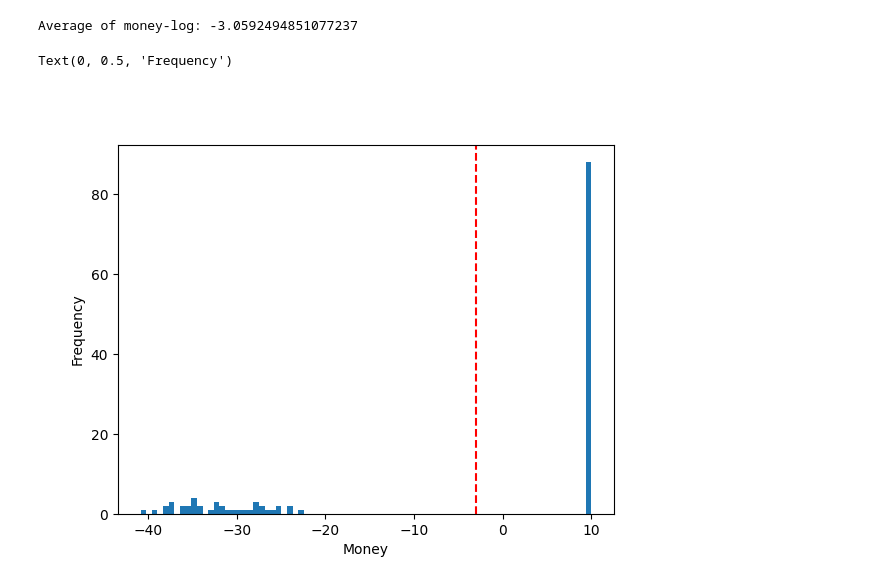
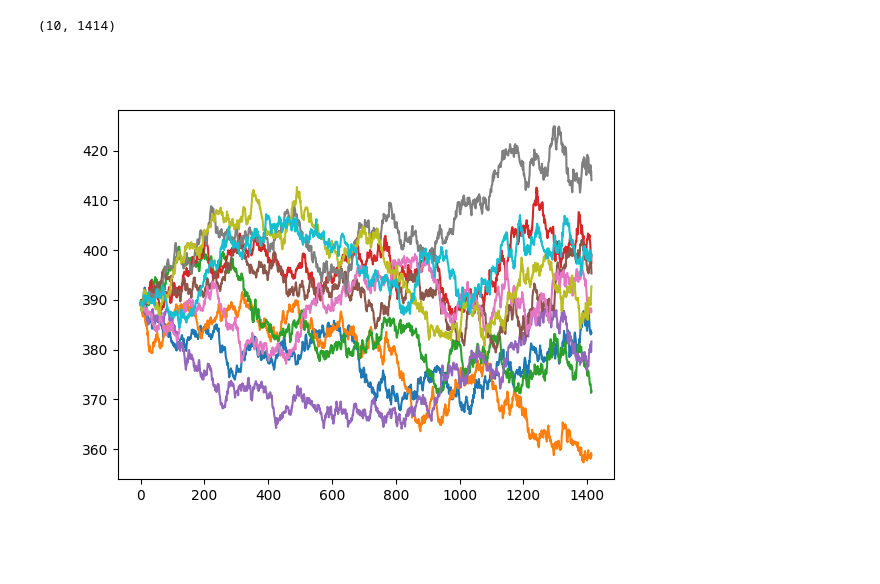
Before and after one commit to qwertpas/trading, a Jupyter notebook: opt.ipynb, the cells around one changed output. Saved outputs shown, nothing was run; the diff lists cells and outputs as text; code cells hidden in the pictures.

```diff
--- a/opt.ipynb
+++ b/opt.ipynb
@@ -281,64 +101,13 @@ for ticker in tickers:
-# %%
-T = len(prices) #number of time steps
-n = nyquist_freq #number of fourier terms
-# As = 1 / np.arange(1,n+1) #amplitudes of fourier terms
-As = np.abs(spectrum) #amplitudes of fourier terms
-start_price = prices[0]
-
-thresS = 1
-thresB = -1
-sell_max = 20
-buy_max= 20
-
-trials = 2**7
-thetass = qmc.Sobol(d=n).random(trials) * 2*pi
-
-money_log = []
-for trial in range(trials):
-    # thetas = np.random.uniform(0, 2*pi, size=n) #phases of fourier terms
-    thetas = thetass[trial]
-
-    offset = -2*pi/T*sum(As*np.sin(thetas)) + start_price
-
-    last_trans = start_price
-    invest = 0 #shares
-    cash = 10
-
-
-    P = np.zeros(T)
-    for k in range(T):
-        t = 2*pi*k/T
-        for i in range(n):
-            P[k] += As[i]*sin(i*t + thetas[i])
-        P[k] *= 2*pi/T
-        P[k] += offset
-
-        if(P[k] > last_trans + thresS and invest > 0):
-            sell_amt = min(sell_max, invest*P[k])
-            invest -= sell_amt/P[k]
-            cash += sell_amt
-            last_trans = P[k]
-        if(P[k] < last_trans + thresB and cash > 0):
-            buy_amt = min(buy_max, cash)
-            invest += buy_amt/P[k]
-            cash -= buy_amt
-            last_trans = P[k]
-
-    money_log.append(cash + invest*P[-1])
-# money_log = np.array(money_log)
-
-money_log = [x for x in money_log if (x - np.mean(money_log)) / np.std(money_log) < 3]
-
-average_money_log = sum(money_log) / len(money_log)
-print(f"Average of money-log: {average_money_log}")
-
-plt.figure()
-plt.hist(money_log, bins=80)
-plt.axvline(x=average_money_log, color='r', linestyle='--')
-
-plt.xlabel('Money')
-plt.ylabel('Frequency')
-# %% [output]
-Average of money-log: -3.0592494851077237
-Text(0, 0.5, 'Frequency')
-[figure, removed]
+# %%
+# file_name = max(glob.glob('./opt_saved/*.npy'), key=os.path.getctime) #latest updated file
+# file_name = "./opt_saved/QQQ_2022-03-1_2022-09-01_1h_1000000n_2023-12-22_23-05-35.npy"
+file_name = "./opt_saved/QQQ_2023-10-25_2023-11-25_2m_500000n_2023-12-22_22-49-42.npy"
+
+all_sims = np.load(file_name) / 100
+print(all_sims[:10].shape)
+plt.figure()
+plt.plot(all_sims[:10].T)
+plt.show()
+# %% [output]
+(10, 1414)
+[figure, added]
```
Also changed, not shown: parts of 7 cells of this notebook, 6 other files.
